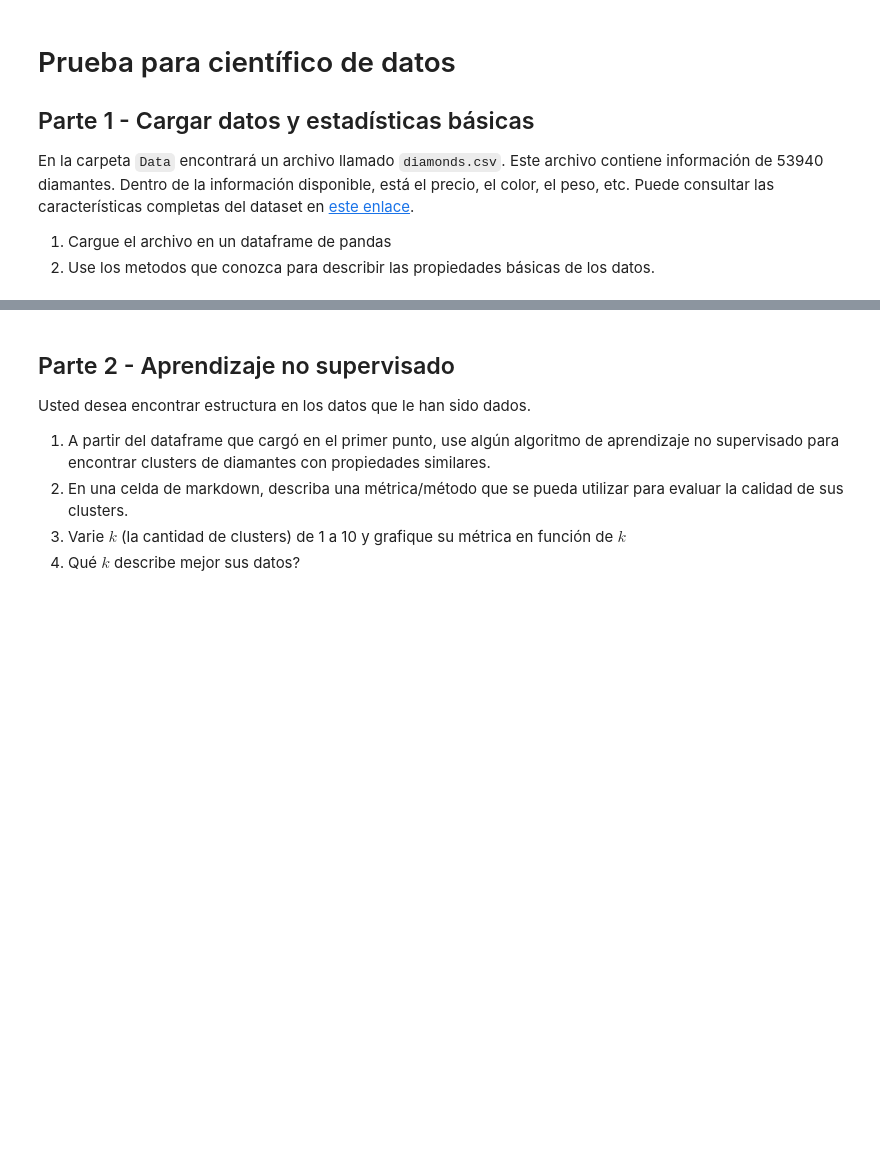
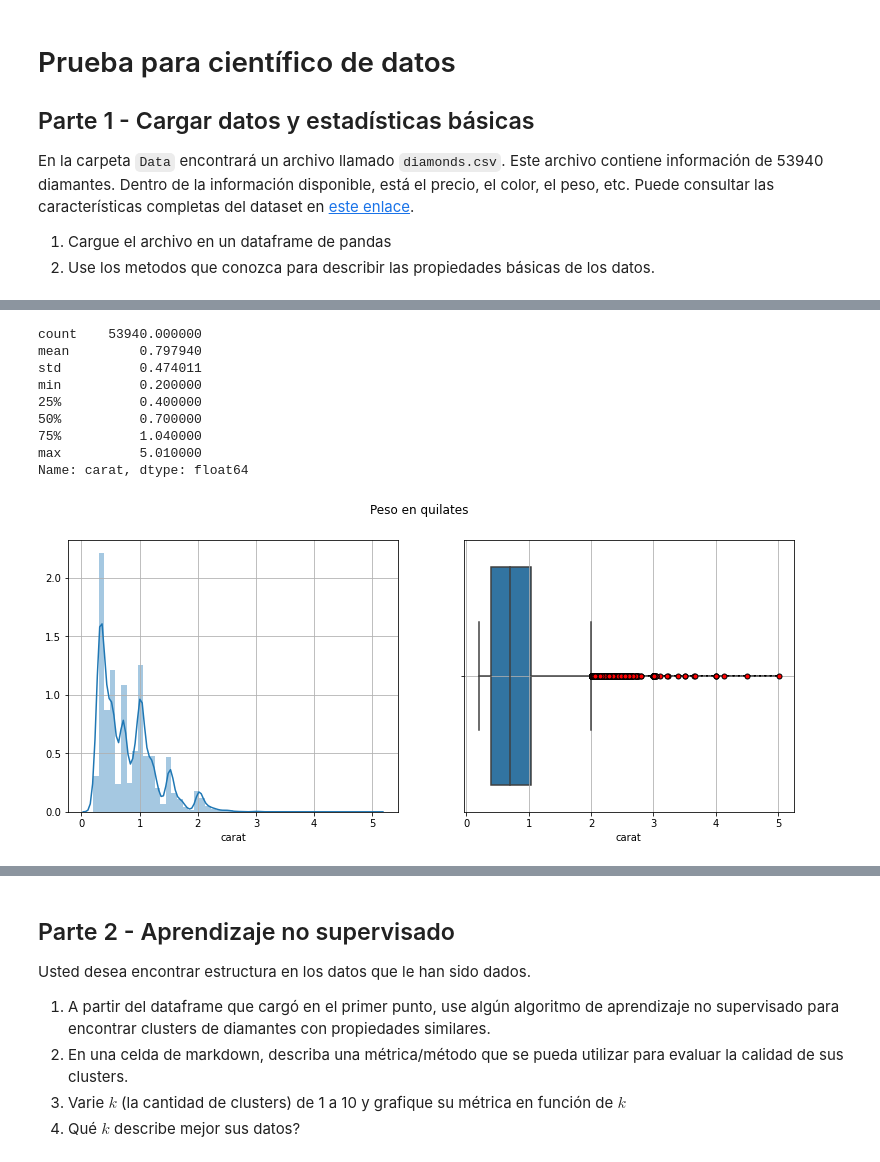
Before and after one commit to jomen93/PruebaCientificoDeDatos, a Jupyter notebook: Prueba.ipynb, the cells around one changed output, grey strips where cells are left out. Saved outputs shown, nothing was run; the diff lists cells and outputs as text; code cells hidden in the pictures; blank space fills up the shorter version.

```diff
--- a/Prueba.ipynb
+++ b/Prueba.ipynb
@@ -15,0 +93,21 @@
+# %%
+fig, ax =plt.subplots(1,2,figsize=(13,5))
+fig.suptitle("Peso en quilates")
+sns.distplot(data["carat"], ax=ax[0])
+ax[0].grid(True)
+sns.boxplot(x=pd.to_numeric(data["carat"]),flierprops=flp, ax = ax[1])
+ax[1].grid(True)
+data["carat"].describe()
+
+X = pd.concat([X, data["carat"]], axis=1)
+# %% [output]
+count    53940.000000
+mean         0.797940
+std          0.474011
+min          0.200000
+25%          0.400000
+50%          0.700000
+75%          1.040000
+max          5.010000
+Name: carat, dtype: float64
+[figure, added]
```
Also changed, not shown: parts of 26 cells of this notebook.
